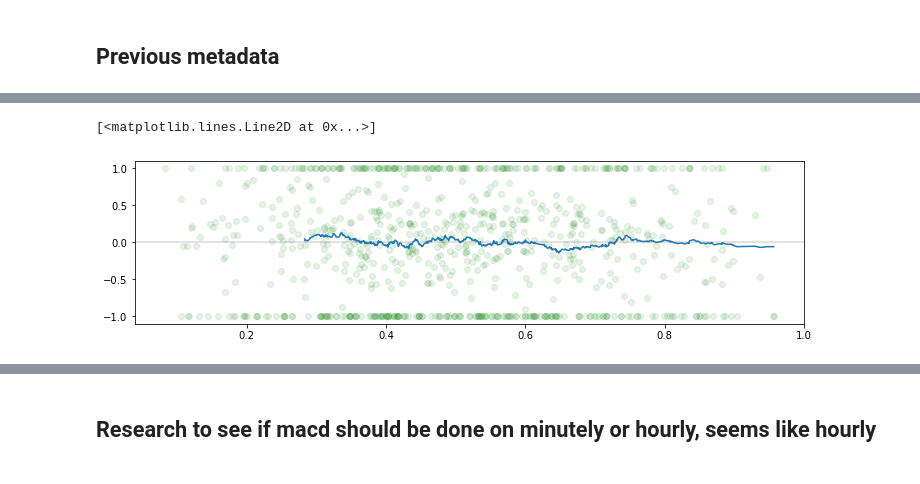
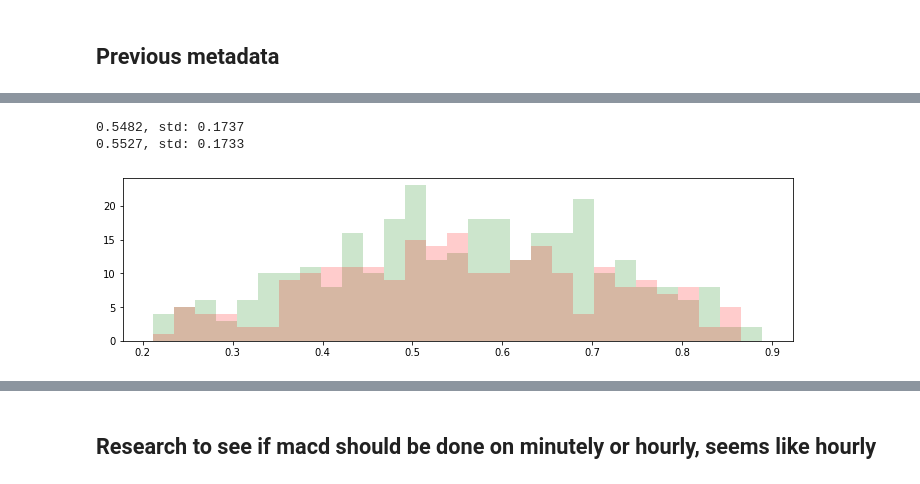
Before and after one commit to sunnymnie/chart-visualizer, a Jupyter notebook: kc-macd-anti-trend.ipynb, the cells around one changed output, grey strips where cells are left out. Drawn from its saved outputs; the diff is of its cells as text; code cells hidden in the pictures.

```diff
--- a/kc-macd-anti-trend.ipynb
+++ b/kc-macd-anti-trend.ipynb
@@ -20,7 +20,7 @@ import metalabeller as ml
 import ta
 import macdtester as t
 # %%
-df = dl.get_working_data("LTCUSDT", span="m")
+df = dl.get_working_data("DOGEUSDT", span="m")
 # dfh = dl.get_working_data("BTCUSDT", span="h")
 # %% [markdown]
 ## Functions
@@ -109,7 +109,7 @@ len c_up: 6004, len c_down: 963
 # %%
 events = pd.DataFrame(np.nan, index=c_down.index, columns=["ret", "t1"])
 t1 = events.index[0]-pd.Timedelta(days=10)
-mult = 1.0
+mult = 0.5
 for i in c_down.index:
     if i<=t1: continue
     row = c_down.loc[i]
@@ -309,5 +356,31 @@ def t3(df1, df2, df3):
+# %%
+def v0(df1, df2, df3):
+    df_1 = df1.loc[df1.index[-1]-pd.Timedelta(hours=1):]
+    df_2 = df1.loc[df1.index[-1]-pd.Timedelta(hours=2):]
+    return sum(df_1.volume)/sum(df_2.volume)
+def v1(df1, df2, df3):
+    df_1 = df1.loc[df1.index[-1]-pd.Timedelta(hours=2):]
+    df_2 = df1.loc[df1.index[-1]-pd.Timedelta(hours=4):]
+    return sum(df_1.volume)/sum(df_2.volume)
+def v2(df1, df2, df3):
+    df_1 = df1.loc[df1.index[-1]-pd.Timedelta(hours=4):]
+    return sum(df_1.volume)/sum(df1.volume)
+def h0(df1, df2, df3):
+    df_1 = df1.loc[df1.index[-1]-pd.Timedelta(hours=1):]
+    df_2 = df1.loc[df1.index[-1]-pd.Timedelta(hours=2):]
+    return (np.mean(df_1.high-df_1.low)/np.mean(df_2.high-df_2.low))
+def h1(df1, df2, df3):
+    df_1 = df1.loc[df1.index[-1]-pd.Timedelta(hours=2):]
+    df_2 = df1.loc[df1.index[-1]-pd.Timedelta(hours=4):]
+    return np.mean(df_1.high-df_1.low)/np.mean(df_2.high-df_2.low)
+def h2(df1, df2, df3):
+    df_1 = df1.loc[df1.index[-1]-pd.Timedelta(minutes=10):]
+    df_2 = df1.loc[df1.index[-1]-pd.Timedelta(minutes=60):]
+    return np.mean(df_1.high-df_1.low)/np.mean(df_2.high-df_2.low)
 # %%
-funcs = [k0, k1, k2, k3, k4, k5, k6, m0, m1, m2, p0, p1, p2, t0, t1, t2, t3]
+# funcs = [k0, k1, k2, k3, k4, k5, k6, m0, m1, m2, p0, p1, p2, t0, t1, t2, t3,
+#          v0, v1, v2, v3, v4]
+funcs = [h0, h1, h2, v0, v1, v2]
 # %%
 e = get_kc_events(df, events, stats, funcs)
 # %%
@@ -323,14 +396,16 @@ print(stats)
 # %%
-x = e.k6
-y = e.ret
+x = e.v1
+y = e.reindex(x.index).ret
 fig, ax = plt.subplots(figsize=(12,3))
-ax.scatter(x=x, y=y, c="green", alpha=0.1)
-ax.axhline(0, c="gray", alpha=0.3)
-
-ax.plot(average_line(x, y, 100))
+bins = np.linspace(m(x)-2*s(x), m(x)+2*s(x), 30)
+ax.hist(x=x[y==1], bins=bins, color="green", alpha=0.2)
+ax.hist(x=x[y==-1], bins=bins, color="red", alpha=0.2);
+print(f"{round(np.mean(x[y==1]), 4)}, std: {round(np.std(x[y==1]), 4)}")
+print(f"{round(np.mean(x[y==-1]), 4)}, std: {round(np.std(x[y==-1]), 4)}")
 # %% [output]
-[<matplotlib.lines.Line2D at 0x...>]
+0.5482, std: 0.1737
+0.5527, std: 0.1733
-[figure, old version]
+[figure, new version]
 # %%
 print(f"mean:{round(m(x), 4)}, std: {round(np.std(x), 4)}")
 # %% [output]
```
Also changed, not shown: parts of 25 cells of this notebook, 1 other file.
